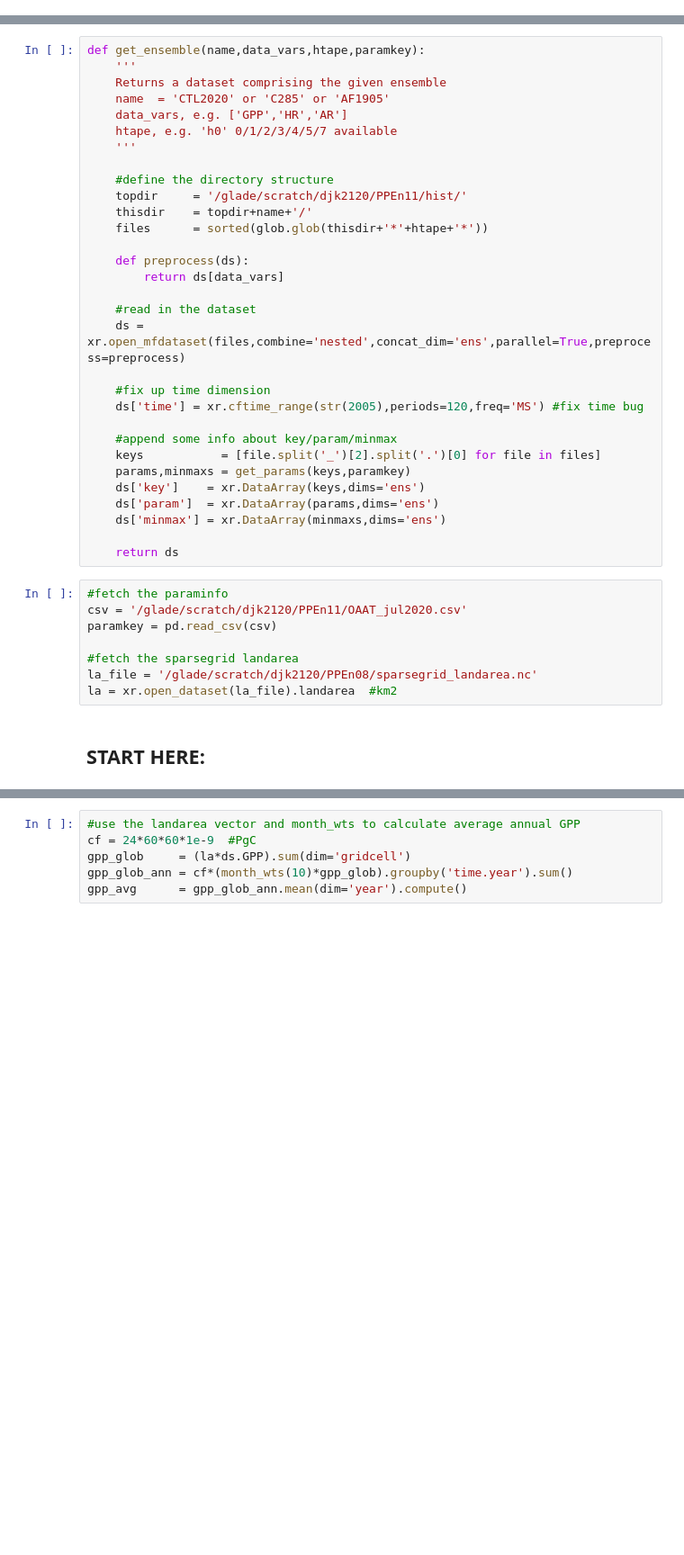
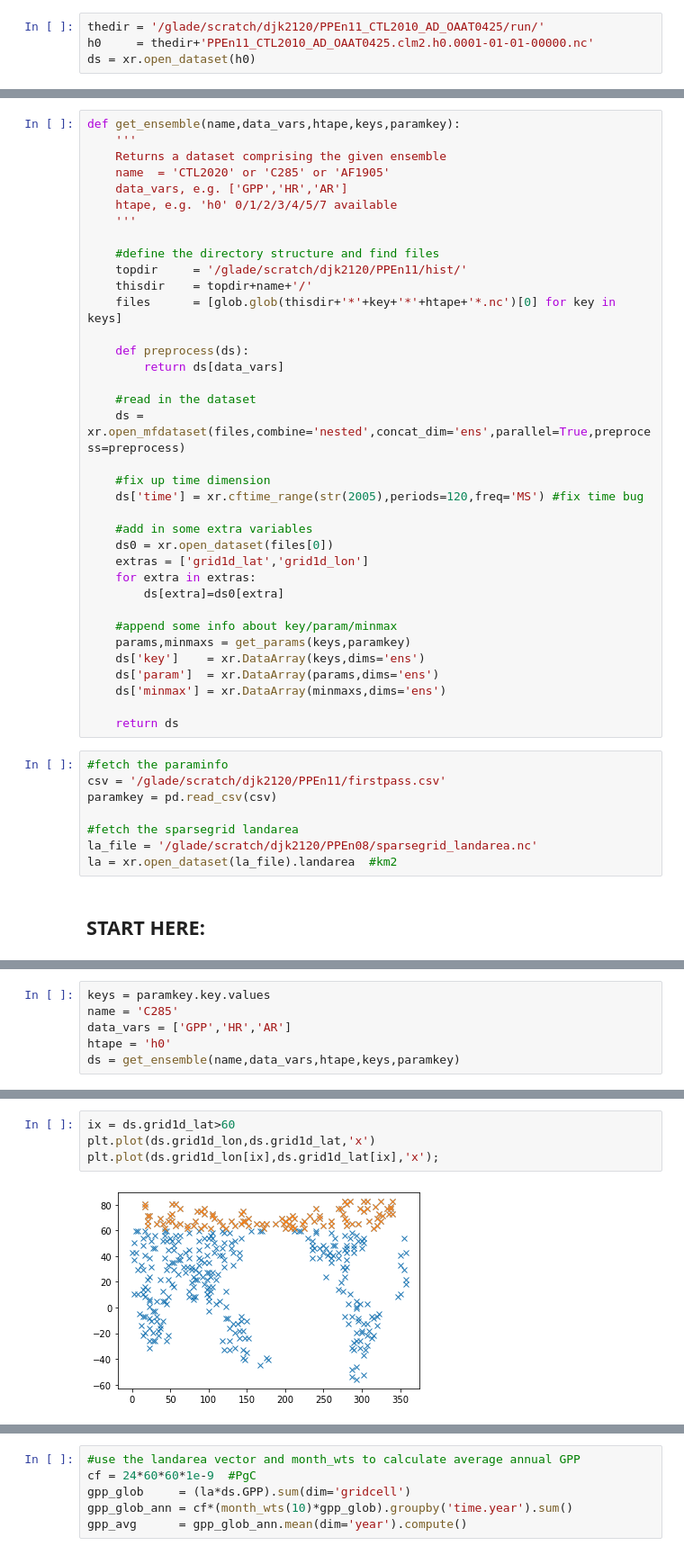
Before and after one commit to djk2120/CLM5PPE, a Jupyter notebook: pyth/template.ipynb, the cells around one changed output, grey strips where cells are left out. Shown: that part at 90% size. Drawn from its saved outputs; the diff is of its cells as text; blank space fills up the shorter version.

```diff
--- a/pyth/template.ipynb
+++ b/pyth/template.ipynb
@@ -12,3 +12,7 @@ import matplotlib.pyplot as plt
 import cftime
 import dask
 import statsmodels.api as sm
+# %%
+thedir = '/glade/scratch/djk2120/PPEn11_CTL2010_AD_OAAT0425/run/'
+h0     = thedir+'PPEn11_CTL2010_AD_OAAT0425.clm2.h0.0001-01-01-00000.nc'
+ds = xr.open_dataset(h0)
@@ -162,7 +177,7 @@ def get_map(da):
 
     return da_map
 # %%
-def get_ensemble(name,data_vars,htape,paramkey):
+def get_ensemble(name,data_vars,htape,keys,paramkey):
     '''
     Returns a dataset comprising the given ensemble
     name  = 'CTL2020' or 'C285' or 'AF1905'
@@ -170,10 +185,10 @@ def get_ensemble(name,data_vars,htape,paramkey):
     htape, e.g. 'h0' 0/1/2/3/4/5/7 available
     '''
 
-    #define the directory structure
+    #define the directory structure and find files
     topdir     = '/glade/scratch/djk2120/PPEn11/hist/'
     thisdir    = topdir+name+'/'
-    files      = sorted(glob.glob(thisdir+'*'+htape+'*'))
+    files      = [glob.glob(thisdir+'*'+key+'*'+htape+'*.nc')[0] for key in keys]
 
     def preprocess(ds):
         return ds[data_vars]
@@ -184,8 +199,13 @@ def get_ensemble(name,data_vars,htape,paramkey):
     #fix up time dimension
     ds['time'] = xr.cftime_range(str(2005),periods=120,freq='MS') #fix time bug
 
+    #add in some extra variables
+    ds0 = xr.open_dataset(files[0])
+    extras = ['grid1d_lat','grid1d_lon']
+    for extra in extras:
+        ds[extra]=ds0[extra]
+
     #append some info about key/param/minmax
-    keys           = [file.split('_')[2].split('.')[0] for file in files]
     params,minmaxs = get_params(keys,paramkey)
     ds['key']    = xr.DataArray(keys,dims='ens')
     ds['param']  = xr.DataArray(params,dims='ens')
@@ -194,7 +214,7 @@ def get_ensemble(name,data_vars,htape,paramkey):
     return ds
 # %%
 #fetch the paraminfo
-csv = '/glade/scratch/djk2120/PPEn11/OAAT_jul2020.csv'
+csv = '/glade/scratch/djk2120/PPEn11/firstpass.csv'
 paramkey = pd.read_csv(csv)
 
 #fetch the sparsegrid landarea
@@ -209,0 +226,6 @@ ds = get_ensemble(name,data_vars,htape,paramkey)
+# %%
+keys = paramkey.key.values
+name = 'C285'
+data_vars = ['GPP','HR','AR']
+htape = 'h0'
+ds = get_ensemble(name,data_vars,htape,keys,paramkey)
@@ -210 +292,7 @@ ds = get_ensemble(name,data_vars,htape,paramkey)
+# %%
+ix = ds.grid1d_lat>60
+plt.plot(ds.grid1d_lon,ds.grid1d_lat,'x')
+plt.plot(ds.grid1d_lon[ix],ds.grid1d_lat[ix],'x');
+# %% [output]
+[figure, added]
 # %%
```
Also changed, not shown: parts of 8 cells of this notebook.
